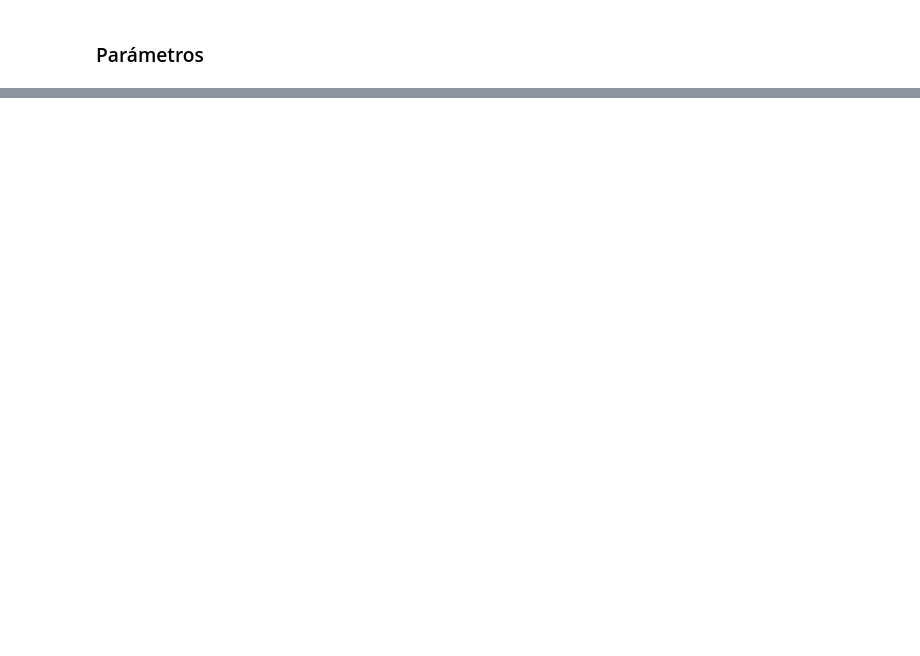
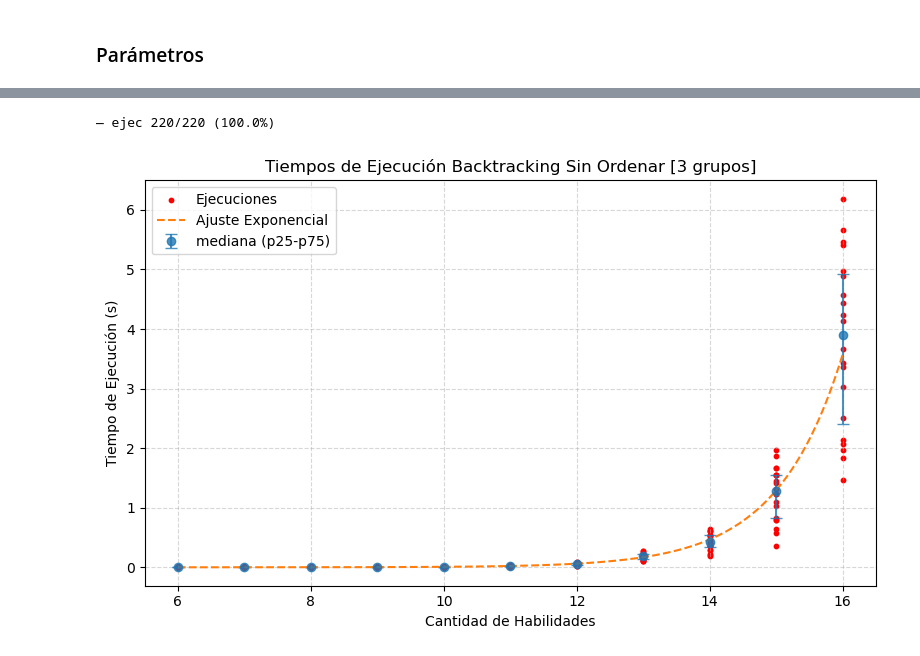
Before and after one commit to hhuzan/tda_tp_3, a Jupyter notebook: mediciones/mediciones.ipynb, the cells around one changed output, grey strips where cells are left out. Cells and saved outputs as stored; diff of their text form; code cells hidden in the pictures; blank space fills up the shorter version.

```diff
--- a/mediciones/mediciones.ipynb
+++ b/mediciones/mediciones.ipynb
@@ -93,0 +99,65 @@ plt.show()
+# %%
+
+filas = []
+
+total_iters = CANT_POR_TAM * (MAX_TAM - MIN_TAM + 1)
+iter_idx = 0
+
+for i in range(CANT_POR_TAM):
+    for tam in range(MIN_TAM, MAX_TAM + 1):
+        iter_idx += 1
+        habilidades = generar_habilidades(tam)
+
+        inicio = time.perf_counter()
+        resolver(CANT_GRUPOS, habilidades, False)
+        dur = time.perf_counter() - inicio
+
+        filas.append({"tam": tam, "iter": i, "tiempo": dur})
+
+        # Indicador avance
+        pct = iter_idx / total_iters * 100
+        sys.stdout.write(f"\r— ejec {iter_idx}/{total_iters} ({pct:5.1f}%)")
+        sys.stdout.flush()
+
+print()
+
+# Estadísticas por tamaño
+df = pd.DataFrame(filas)
+summary = df.groupby("tam")["tiempo"].agg(["median", "mean", "count",
+                                           lambda x: np.percentile(x, 25),
+                                           lambda x: np.percentile(x, 75)])
+summary.columns = ["median", "mean", "count", "p25", "p75"]
+# print(summary)
+
+# Ajuste median
+x = summary.index.values.astype(float)         # tamaños
+y_med = summary["median"].values
+
+# Ajuste exponencial
+mask = y_med > 0
+coeffs_log = np.polyfit(x[mask], np.log(y_med[mask]), 1)
+b_exp, a_log = coeffs_log[0], coeffs_log[1]
+def modelo_exponencial(xv):
+    return np.exp(a_log + b_exp * xv)
+
+plt.figure(figsize=(8,5))
+plt.scatter(df["tam"], df["tiempo"], color='red', s=10, alpha=1, label="Ejecuciones")
+
+
+plt.errorbar(x, y_med, yerr=[y_med - summary["p25"].values, summary["p75"].values - y_med],
+             fmt='o', alpha=.8, capsize=4, label="mediana (p25-p75)")
+
+xs = np.linspace(MIN_TAM, MAX_TAM, 200)
+plt.plot(xs, modelo_exponencial(xs), linestyle='--', label=f"Ajuste Exponencial")
+
+plt.xlabel('Cantidad de Habilidades')
+plt.ylabel('Tiempo de Ejecución (s)')
+plt.title('Tiempos de Ejecución Backtracking Sin Ordenar [3 grupos]')
+plt.legend()
+plt.grid(linestyle='--', alpha=0.5)
+plt.tight_layout()
+plt.savefig("../informe/img/ajuste_backtracking_sin_ordenar.png", dpi=300, bbox_inches='tight')
+plt.show()
+# %% [output]
+— ejec 220/220 (100.0%)
+[figure, added]
```
Also changed, not shown: parts of 4 cells of this notebook, 6 other files.
